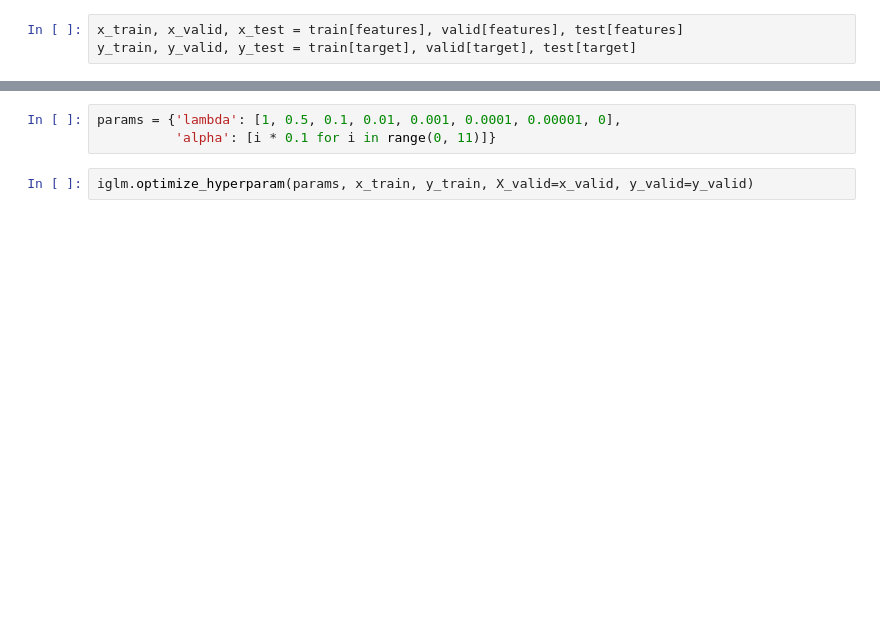
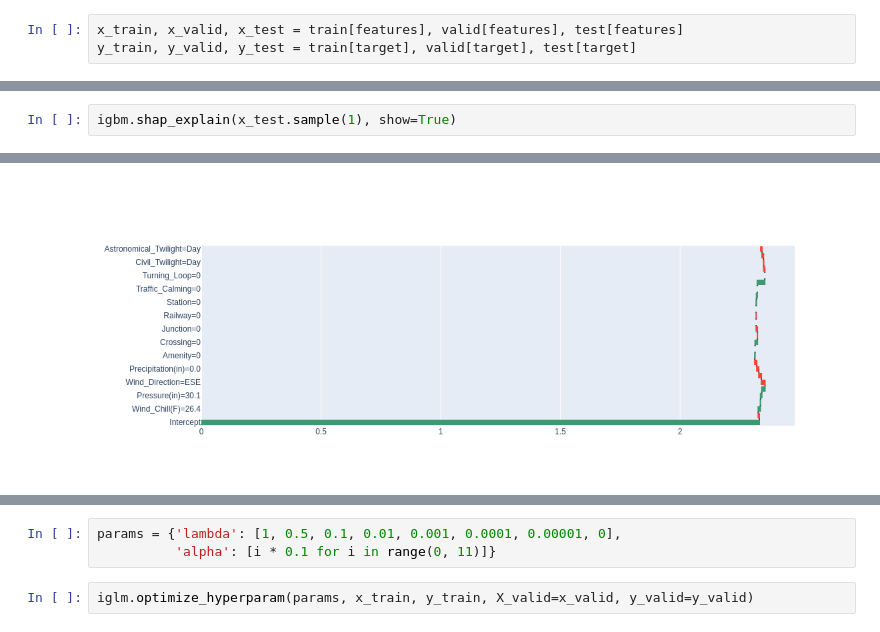
Before and after one commit to MindSetLib/Insolver, a Jupyter notebook: examples/Insolver_US_Accidents.ipynb, the cells around one changed output, grey strips where cells are left out. Cells and saved outputs as stored; diff of their text form; blank space fills up the shorter version.

```diff
--- a/examples/Insolver_US_Accidents.ipynb
+++ b/examples/Insolver_US_Accidents.ipynb
@@ -111,0 +182,3 @@ y_train, y_valid, y_test = train[target], valid[target], test[target]
+# %%
+igbm.shap_explain(x_test.sample(1), show=True)
+# %% [output]
@@ -111,0 +186 @@ y_train, y_valid, y_test = train[target], valid[target], test[target]
+[figure, added]
```
Also changed, not shown: parts of 25 cells of this notebook.
